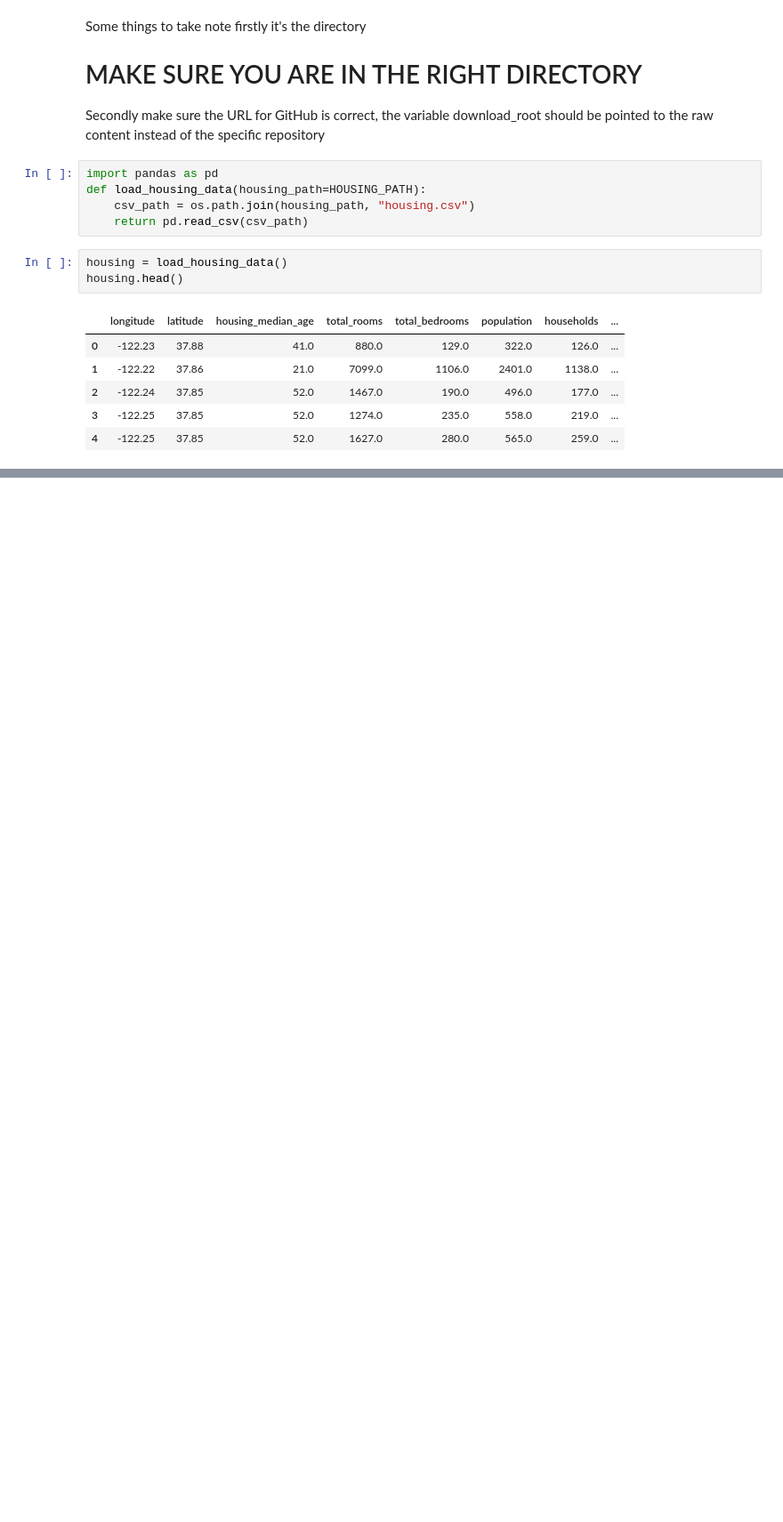
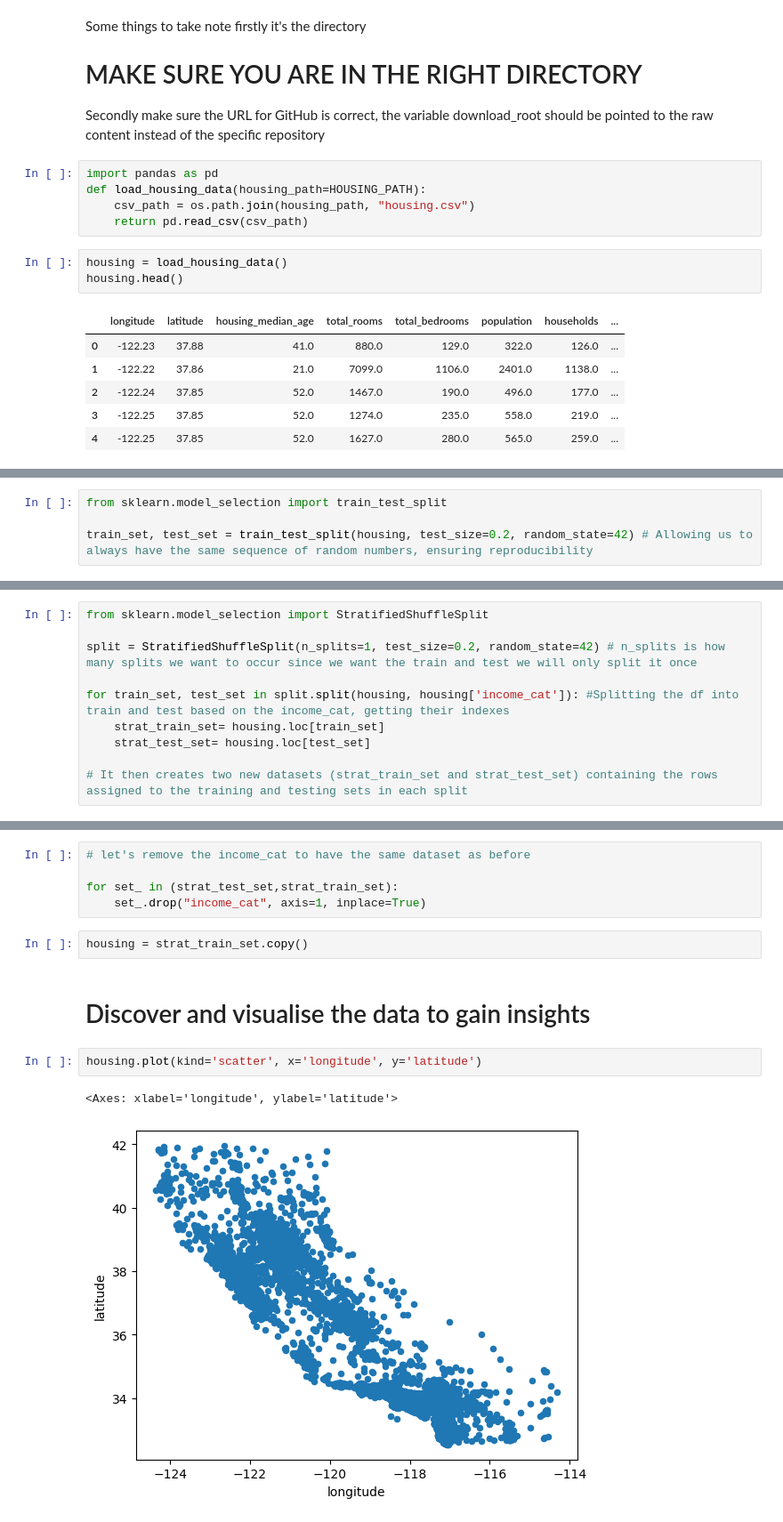
Before and after one commit to JohnYeow23/Machine-Learning-Practice, a Jupyter notebook: HandsOnML/HandsOnML Chapter 2/main.ipynb, the cells around one changed output, grey strips where cells are left out. Shown at 89% size. Saved outputs shown, nothing was run; the diff lists cells and outputs as text; blank space fills up the shorter version.

```diff
--- a/HandsOnML/HandsOnML Chapter 2/main.ipynb
+++ b/HandsOnML/HandsOnML Chapter 2/main.ipynb
@@ -43,0 +169,4 @@ housing.head()
+# %%
+from sklearn.model_selection import train_test_split
+
+train_set, test_set = train_test_split(housing, test_size=0.2, random_state=42) # Allowing us to always have the same sequence of random numbers, ensuring reproducibility
@@ -43,0 +193,10 @@ housing.head()
+# %%
+from sklearn.model_selection import StratifiedShuffleSplit
+
+split = StratifiedShuffleSplit(n_splits=1, test_size=0.2, random_state=42) # n_splits is how many splits we want to occur since we want the train and test we will only split it once
+
+for train_set, test_set in split.split(housing, housing['income_cat']): #Splitting the df into train and test based on the income_cat, getting their indexes
+    strat_train_set= housing.loc[train_set]
+    strat_test_set= housing.loc[test_set]
+
+# It then creates two new datasets (strat_train_set and strat_test_set) containing the rows assigned to the training and testing sets in each split
@@ -43,0 +213,14 @@ housing.head()
+# %%
+# let's remove the income_cat to have the same dataset as before
+
+for set_ in (strat_test_set,strat_train_set):
+    set_.drop("income_cat", axis=1, inplace=True)
+# %%
+housing = strat_train_set.copy()
+# %% [markdown]
+# Discover and visualise the data to gain insights
+# %%
+housing.plot(kind='scatter', x='longitude', y='latitude')
+# %% [output]
+<Axes: xlabel='longitude', ylabel='latitude'>
+[figure, added]
```
Also changed, not shown: parts of 83 cells of this notebook, 2 other files.
